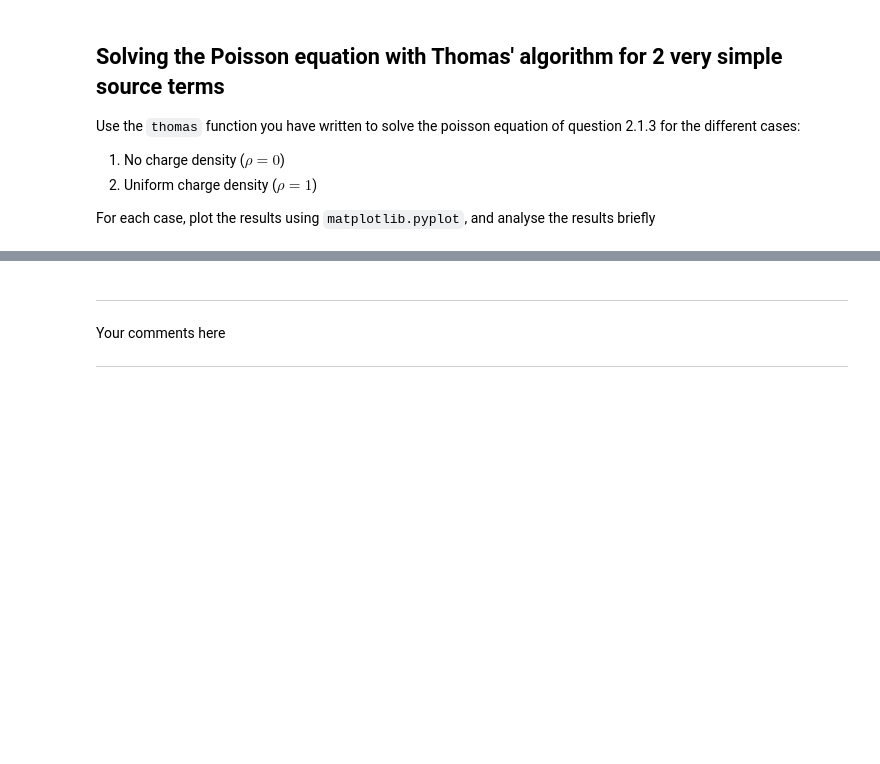
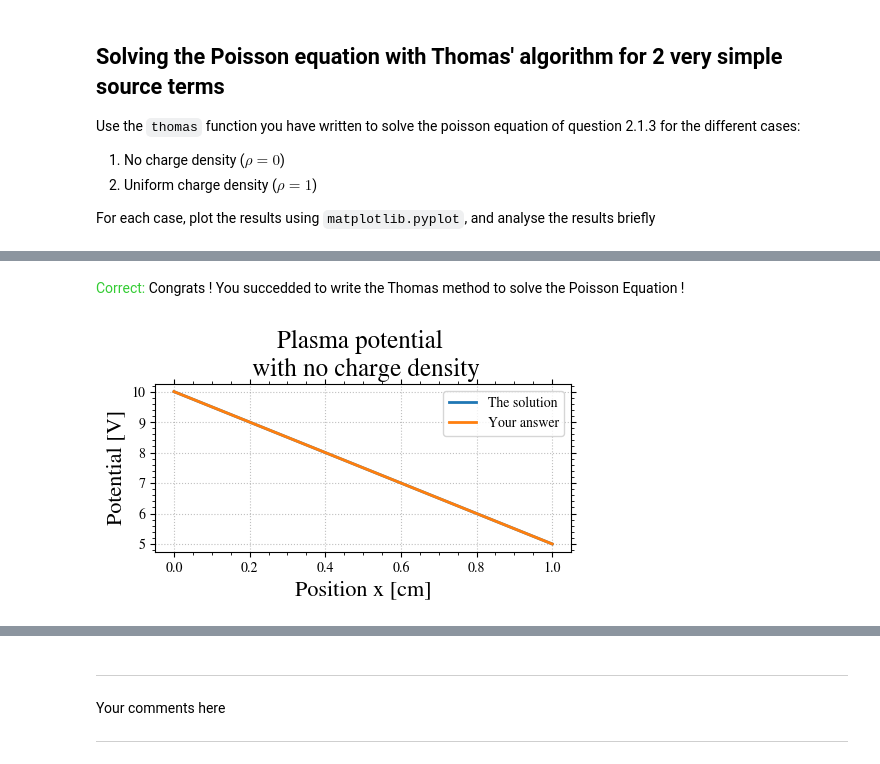
Before and after one commit to antoinetavant/TP_M2, a Jupyter notebook: notebooks/TP1_Poisson_1D.ipynb, the cells around one changed output, grey strips where cells are left out. Saved outputs shown, nothing was run; the diff lists cells and outputs as text; code cells hidden in the pictures; blank space fills up the shorter version.

```diff
--- a/notebooks/TP1_Poisson_1D.ipynb
+++ b/notebooks/TP1_Poisson_1D.ipynb
@@ -146,0 +257,3 @@ Lx = 1   # size of the domain
+# %%
+q5.a.check()  # Uncomment to find if your answer is good
+# %% [output]
@@ -146,0 +261,2 @@ Lx = 1   # size of the domain
+<span style="color:#33cc33">Correct:</span> Congrats ! You succedded to write the Thomas method to solve the Poisson Equation !
+[figure, added]
```
Also changed, not shown: parts of 39 cells of this notebook, 1 other file.
